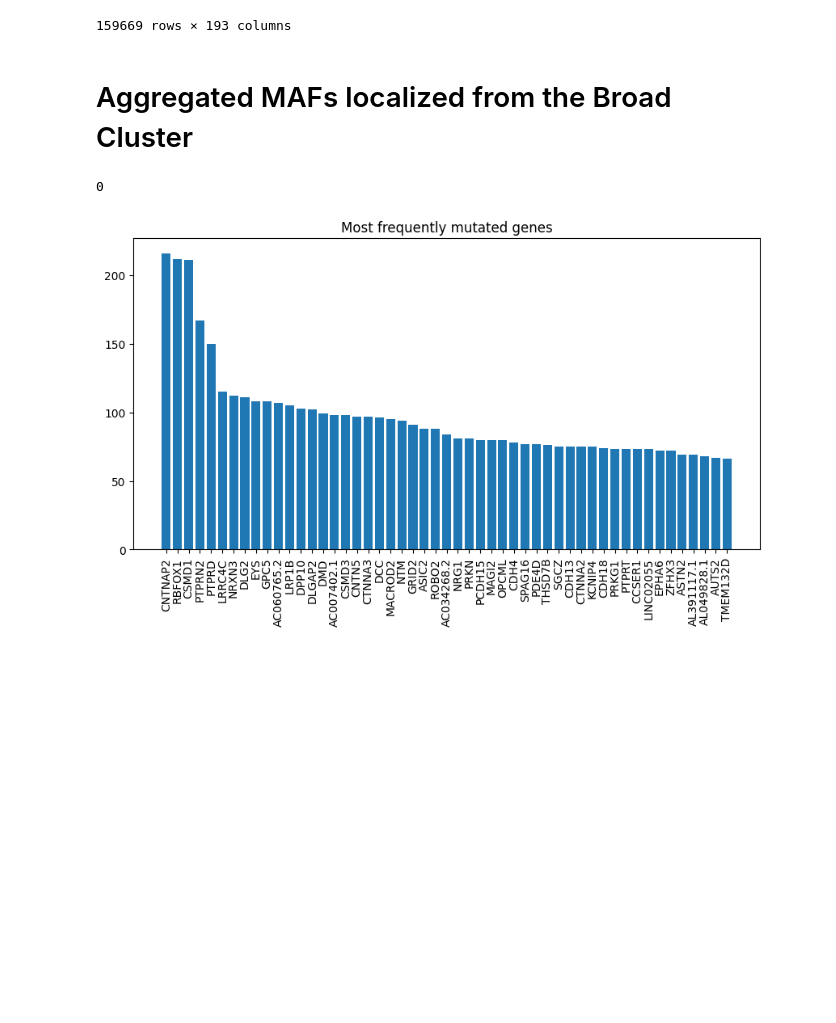
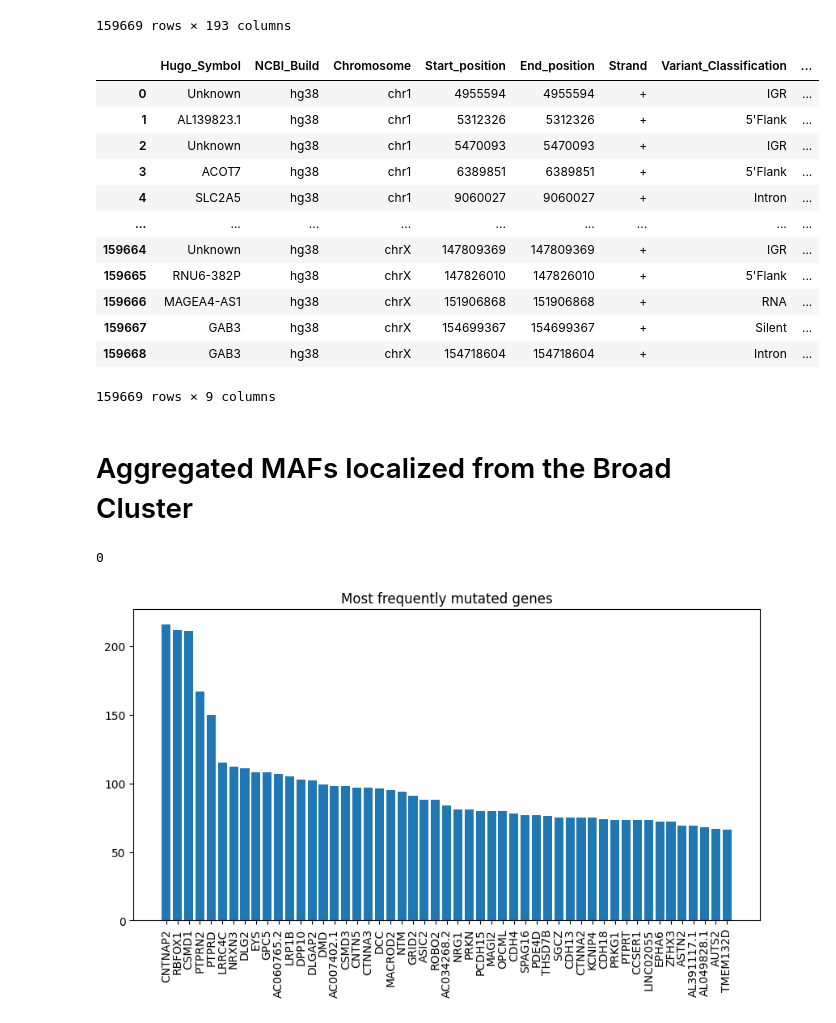
Before and after one commit to getzlab/dig_test_burden, a Jupyter notebook: process_maf.ipynb, the cells around one changed output. Drawn from its saved outputs; the diff is of its cells as text; code cells hidden in the pictures; blank space fills up the shorter version.

```diff
--- a/process_maf.ipynb
+++ b/process_maf.ipynb
@@ -76,6 +65,22 @@ df1
 | 1805 | GAB3 | 139716.0 | UNKNOWN | hg38 | chrX | 154699367 | 154699367 | + | ... |
 | 1806 | GAB3 | 139716.0 | UNKNOWN | hg38 | chrX | 154718604 | 154718604 | + | ... |
 159669 rows × 193 columns
+# %%
+df1.reset_index()[['Hugo_Symbol', 'NCBI_Build', 'Chromosome', 'Start_position', 'End_position', 'Strand', 'Variant_Classification', 'Variant_Type', 'Tumor_Sample_Barcode']]
+# %% [output]
+|  | Hugo_Symbol | NCBI_Build | Chromosome | Start_position | End_position | Strand | Variant_Classification | ... |
+| 0 | Unknown | hg38 | chr1 | 4955594 | 4955594 | + | IGR | ... |
+| 1 | AL139823.1 | hg38 | chr1 | 5312326 | 5312326 | + | 5'Flank | ... |
+| 2 | Unknown | hg38 | chr1 | 5470093 | 5470093 | + | IGR | ... |
+| 3 | ACOT7 | hg38 | chr1 | 6389851 | 6389851 | + | 5'Flank | ... |
+| 4 | SLC2A5 | hg38 | chr1 | 9060027 | 9060027 | + | Intron | ... |
+| ... | ... | ... | ... | ... | ... | ... | ... | ... |
+| 159664 | Unknown | hg38 | chrX | 147809369 | 147809369 | + | IGR | ... |
+| 159665 | RNU6-382P | hg38 | chrX | 147826010 | 147826010 | + | 5'Flank | ... |
+| 159666 | MAGEA4-AS1 | hg38 | chrX | 151906868 | 151906868 | + | RNA | ... |
+| 159667 | GAB3 | hg38 | chrX | 154699367 | 154699367 | + | Silent | ... |
+| 159668 | GAB3 | hg38 | chrX | 154718604 | 154718604 | + | Intron | ... |
+159669 rows × 9 columns
 # %% [markdown]
 # Aggregated MAFs localized from the Broad Cluster
 # %%
```
Also changed, not shown: parts of 2 cells of this notebook, 7 other files.
